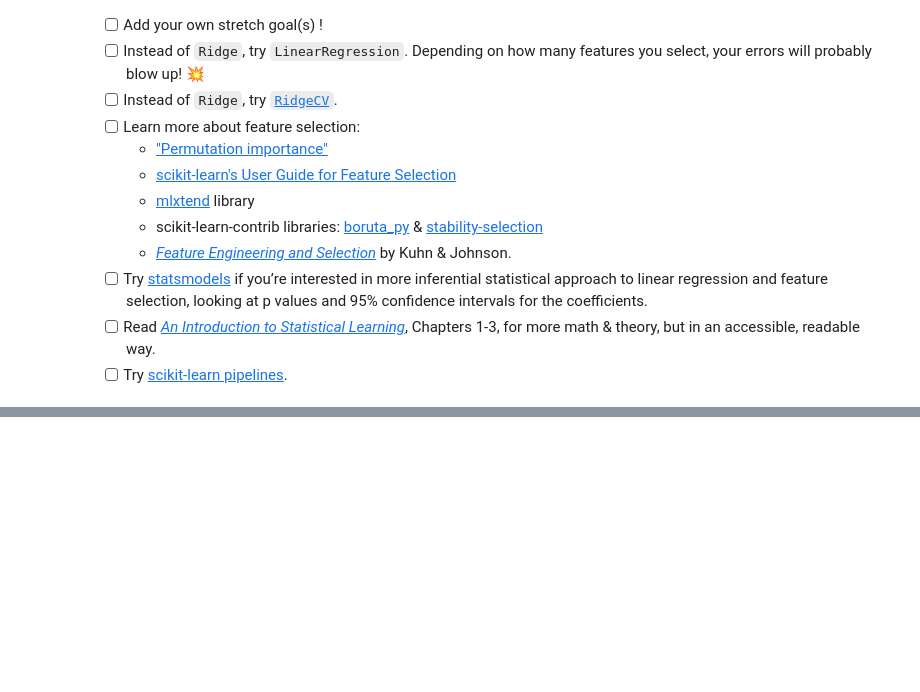
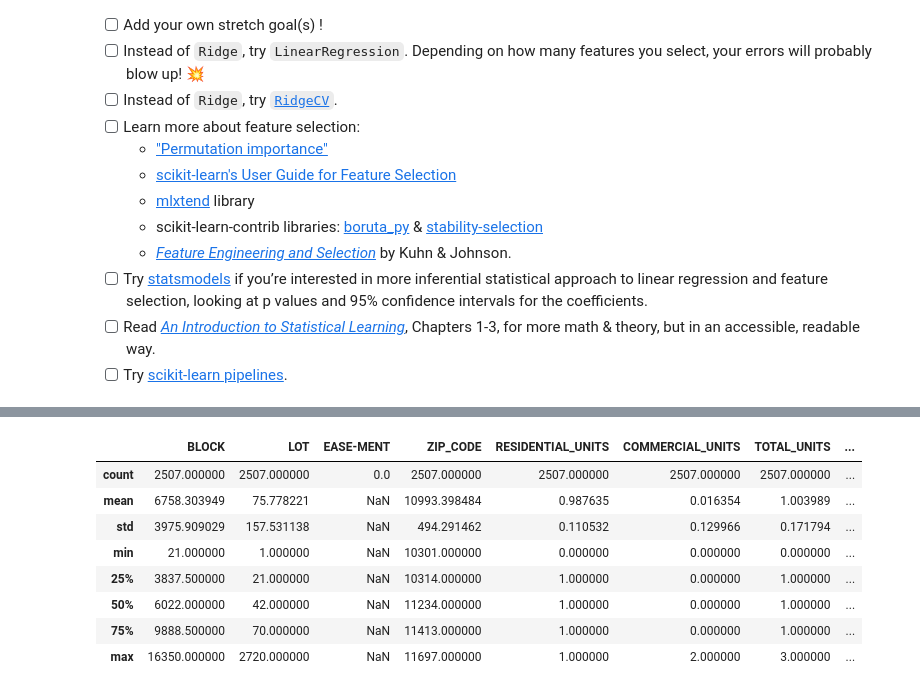
Before and after one commit to bloominstituteoftechnology/DS-Unit-2-Linear-Models, a Jupyter notebook: db_LS_DS_213_assignment.ipynb, the cells around one changed output, grey strips where cells are left out. Drawn from its saved outputs; the diff is of its cells as text; code cells hidden in the pictures; blank space fills up the shorter version.

```diff
--- a/db_LS_DS_213_assignment.ipynb
+++ b/db_LS_DS_213_assignment.ipynb
@@ -91,8 +91,12 @@ top10 = df['NEIGHBORHOOD'].value_counts()[:10].index
 # At locations where the neighborhood is NOT in the top 10,
 # replace the neighborhood with 'OTHER'
 df.loc[~df['NEIGHBORHOOD'].isin(top10), 'NEIGHBORHOOD'] = 'OTHER'
-# %%
-import numpy as np
-import pandas as pd
-# Use a subset of the data where BUILDING_CLASS_CATEGORY == '01 ONE FAMILY DWELLINGS' and the sale price was more than 100 thousand and less than 2 million.
-df = df[df['BUILDING_CLASS_CATEGORY'] == '01 ONE FAMILY DWELLINGS']
+# %%
+# Reduce instances to only those that include one family dwellings that are
+# greater than 100,000 and less than 2,000,000
+import numpy as np
+import pandas as pd
+df = df[(df['BUILDING_CLASS_CATEGORY'] == '01 ONE FAMILY DWELLINGS') &
+        (df['SALE_PRICE'] > 100000) &
+        (df['SALE_PRICE'] < 2000000)]
+df.head()
@@ -98,0 +110,11 @@ df = df[df['BUILDING_CLASS_CATEGORY'] == '01 ONE FAMILY DWELLINGS']
+# %%
+# Split into train and test data using January — March 2019 for train and April 2019 for test
+# Start by setting datetime
+df['SALE_DATE'] = pd.to_datetime(df['SALE_DATE'], infer_datetime_format=True)
+# Create a variable to include our cut off
+cut = pd.to_datetime('2019-04-01')
+# Create our train set
+train = df[df['SALE_DATE'] < cut]
+# Create our test set
+test = df[df['SALE_DATE'] >= cut]
+print(train, '\n', test)
@@ -98,0 +171,13 @@ df = df[df['BUILDING_CLASS_CATEGORY'] == '01 ONE FAMILY DWELLINGS']
+# %%
+# Look at the numeric data
+train.select_dtypes(include='number').describe()
+# %% [output]
+|  | BLOCK | LOT | EASE-MENT | ZIP_CODE | RESIDENTIAL_UNITS | COMMERCIAL_UNITS | TOTAL_UNITS | ... |
+| count | 2507.000000 | 2507.000000 | 0.0 | 2507.000000 | 2507.000000 | 2507.000000 | 2507.000000 | ... |
+| mean | 6758.303949 | 75.778221 | NaN | 10993.398484 | 0.987635 | 0.016354 | 1.003989 | ... |
+| std | 3975.909029 | 157.531138 | NaN | 494.291462 | 0.110532 | 0.129966 | 0.171794 | ... |
+| min | 21.000000 | 1.000000 | NaN | 10301.000000 | 0.000000 | 0.000000 | 0.000000 | ... |
+| 25% | 3837.500000 | 21.000000 | NaN | 10314.000000 | 1.000000 | 0.000000 | 1.000000 | ... |
+| 50% | 6022.000000 | 42.000000 | NaN | 11234.000000 | 1.000000 | 0.000000 | 1.000000 | ... |
+| 75% | 9888.500000 | 70.000000 | NaN | 11413.000000 | 1.000000 | 0.000000 | 1.000000 | ... |
+| max | 16350.000000 | 2720.000000 | NaN | 11697.000000 | 1.000000 | 2.000000 | 3.000000 | ... |
```
Also changed, not shown: parts of 23 cells of this notebook.
